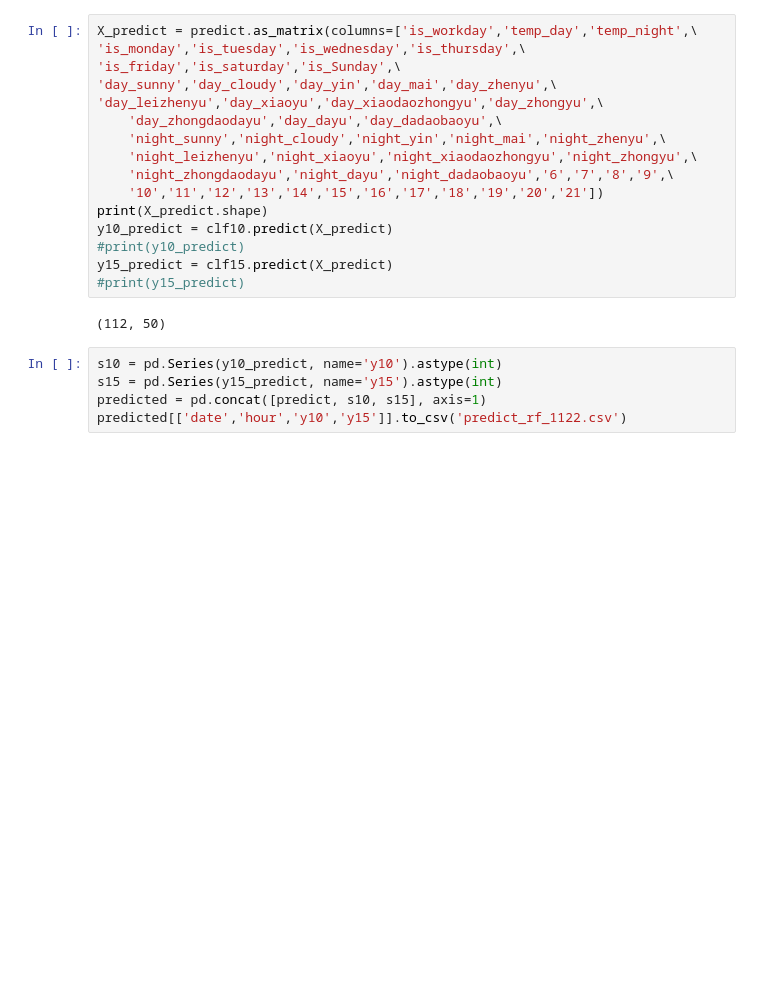
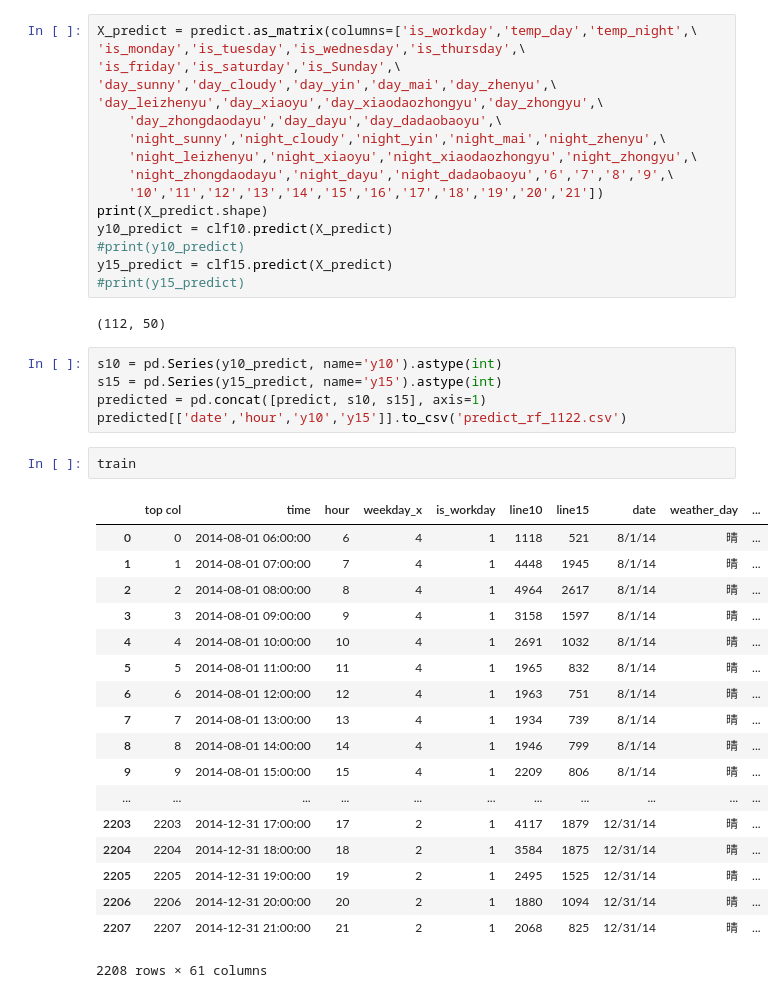
Before and after one commit to Frank-the-Obscure/transition, a Jupyter notebook: 1122.ipynb, the cells around one changed output. Cells and saved outputs as stored; diff of their text form; blank space fills up the shorter version.

```diff
--- a/1122.ipynb
+++ b/1122.ipynb
@@ -201,3 +201,24 @@ s10 = pd.Series(y10_predict, name='y10').astype(int)
 s15 = pd.Series(y15_predict, name='y15').astype(int)
 predicted = pd.concat([predict, s10, s15], axis=1)
 predicted[['date','hour','y10','y15']].to_csv('predict_rf_1122.csv')
+# %%
+train
+# %% [output]
+|  | top col | time | hour | weekday_x | is_workday | line10 | line15 | date | weather_day | ... |
+| 0 | 0 | 2014-08-01 06:00:00 | 6 | 4 | 1 | 1118 | 521 | 8/1/14 | 晴 | ... |
+| 1 | 1 | 2014-08-01 07:00:00 | 7 | 4 | 1 | 4448 | 1945 | 8/1/14 | 晴 | ... |
+| 2 | 2 | 2014-08-01 08:00:00 | 8 | 4 | 1 | 4964 | 2617 | 8/1/14 | 晴 | ... |
+| 3 | 3 | 2014-08-01 09:00:00 | 9 | 4 | 1 | 3158 | 1597 | 8/1/14 | 晴 | ... |
+| 4 | 4 | 2014-08-01 10:00:00 | 10 | 4 | 1 | 2691 | 1032 | 8/1/14 | 晴 | ... |
+| 5 | 5 | 2014-08-01 11:00:00 | 11 | 4 | 1 | 1965 | 832 | 8/1/14 | 晴 | ... |
+| 6 | 6 | 2014-08-01 12:00:00 | 12 | 4 | 1 | 1963 | 751 | 8/1/14 | 晴 | ... |
+| 7 | 7 | 2014-08-01 13:00:00 | 13 | 4 | 1 | 1934 | 739 | 8/1/14 | 晴 | ... |
+| 8 | 8 | 2014-08-01 14:00:00 | 14 | 4 | 1 | 1946 | 799 | 8/1/14 | 晴 | ... |
+| 9 | 9 | 2014-08-01 15:00:00 | 15 | 4 | 1 | 2209 | 806 | 8/1/14 | 晴 | ... |
+| ... | ... | ... | ... | ... | ... | ... | ... | ... | ... | ... |
+| 2203 | 2203 | 2014-12-31 17:00:00 | 17 | 2 | 1 | 4117 | 1879 | 12/31/14 | 晴 | ... |
+| 2204 | 2204 | 2014-12-31 18:00:00 | 18 | 2 | 1 | 3584 | 1875 | 12/31/14 | 晴 | ... |
+| 2205 | 2205 | 2014-12-31 19:00:00 | 19 | 2 | 1 | 2495 | 1525 | 12/31/14 | 晴 | ... |
+| 2206 | 2206 | 2014-12-31 20:00:00 | 20 | 2 | 1 | 1880 | 1094 | 12/31/14 | 晴 | ... |
+| 2207 | 2207 | 2014-12-31 21:00:00 | 21 | 2 | 1 | 2068 | 825 | 12/31/14 | 晴 | ... |
+2208 rows × 61 columns
```
Also changed, not shown: 5 other files.
